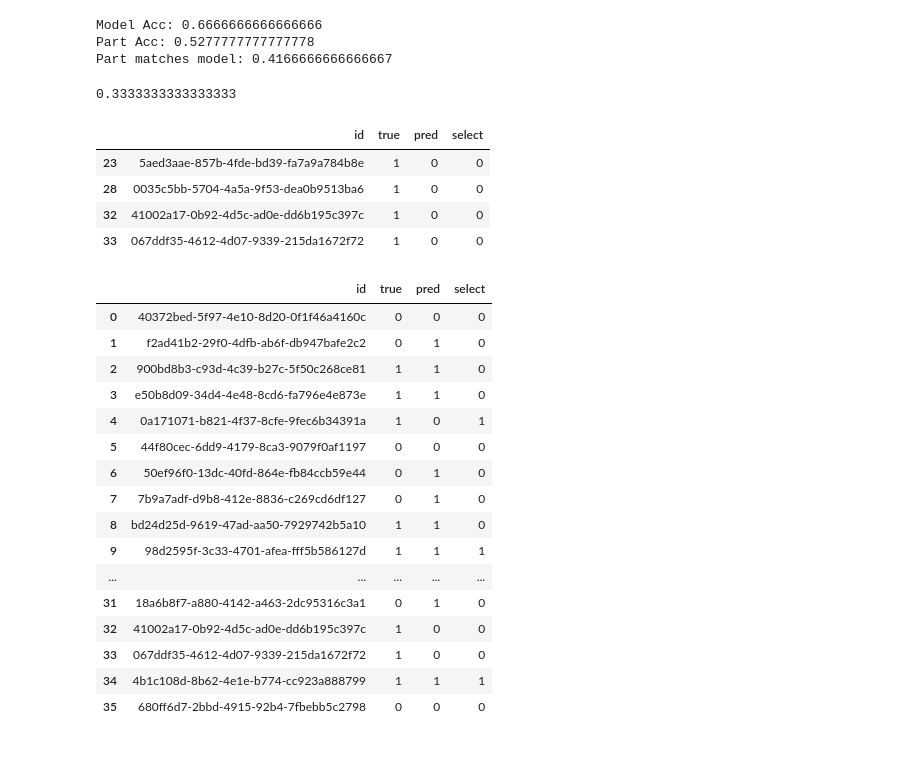
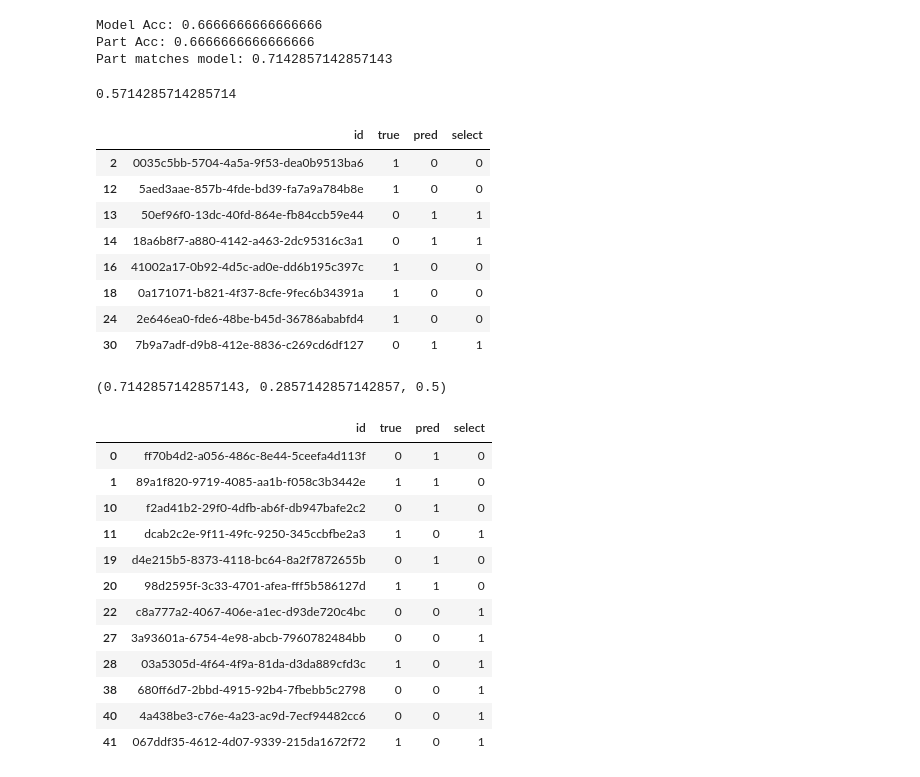
Before and after one commit to davidsjohnson/evalxai_studies, a Jupyter notebook: notebooks/results_review.ipynb, the cells around one changed output. Drawn from its saved outputs; the diff is of its cells as text; code cells hidden in the pictures.

Commit message:
Implements new Data Analysis for the pilot study

```diff
--- a/notebooks/results_review.ipynb
+++ b/notebooks/results_review.ipynb
@@ -1,3 +1,13 @@
 # %%
 from pathlib import Path
 import pandas as pd
+# %%
+CLASSES = ['Healthy', 'Blockies Disease']
+input_stages = {'0': 'training', '1': 'validation_nodiag', '2': 'validation_noxai'}
+BASEPATH = Path('/Users/djohnson/sciebo/1. Research/1. HCXAI/1. Projects/evalxai_studies/example_validation_study')
+
+stage ='2'
+id = '43787'
+
+resfile = BASEPATH / input_stages[stage] / 'results' / f'results_{input_stages[stage]}_{id}.csv'
+resfile
@@ -4,6 +16,6 @@ import pandas as pd
 # %%
-results_file = Path('/Users/djohnson/projects/evalxai_studies/apps/results_afd.csv')
-df = pd.read_csv(results_file)
+
+df = pd.read_csv(resfile)
 df.sample(5)
 # %% [output]
 |  | id | true | pred | select |
@@ -23,19 +35,23 @@ print(f'Part Acc: {part_acc}')
 print(f'Part matches model: {part_model}')
 # %% [output]
 Model Acc: 0.6666666666666666
-Part Acc: 0.5277777777777778
-Part matches model: 0.4166666666666667
+Part Acc: 0.6666666666666666
+Part matches model: 0.7142857142857143
 # %%
 or_cond = (df['pred'] == df['select']) & (df['pred'] != df['true'])
 overreliance = (or_cond).astype(int).sum() / (df['pred'] != df['true']).sum()
 overreliance
 # %% [output]
-0.3333333333333333
+0.5714285714285714
 # %%
 df[or_cond]
 # %% [output]
 |  | id | true | pred | select |
-| 23 | 5aed3aae-857b-4fde-bd39-fa7a9a784b8e | 1 | 0 | 0 |
-| 28 | 0035c5bb-5704-4a5a-9f53-dea0b9513ba6 | 1 | 0 | 0 |
-| 32 | 41002a17-0b92-4d5c-ad0e-dd6b195c397c | 1 | 0 | 0 |
-| 33 | 067ddf35-4612-4d07-9339-215da1672f72 | 1 | 0 | 0 |
+| 2 | 0035c5bb-5704-4a5a-9f53-dea0b9513ba6 | 1 | 0 | 0 |
+| 12 | 5aed3aae-857b-4fde-bd39-fa7a9a784b8e | 1 | 0 | 0 |
+| 13 | 50ef96f0-13dc-40fd-864e-fb84ccb59e44 | 0 | 1 | 1 |
+| 14 | 18a6b8f7-a880-4142-a463-2dc95316c3a1 | 0 | 1 | 1 |
+| 16 | 41002a17-0b92-4d5c-ad0e-dd6b195c397c | 1 | 0 | 0 |
+| 18 | 0a171071-b821-4f37-8cfe-9fec6b34391a | 1 | 0 | 0 |
+| 24 | 2e646ea0-fde6-48be-b45d-36786ababfd4 | 1 | 0 | 0 |
+| 30 | 7b9a7adf-d9b8-412e-8836-c269cd6df127 | 0 | 1 | 1 |
@@ -42,20 +60,28 @@ df[or_cond]
+# %%
+r_cond = (df['pred'] == df['select'])
+da_cond = ~r_cond
+ar_cond = da_cond & (df['select'] == df['true'])
+
+reliance = (r_cond).astype(int).sum() / len(df)
+disagree = (ar_cond).astype(int).sum() / len(df)
+app_reliance = (ar_cond).astype(int).sum() / (da_cond).astype(int).sum()
+
+reliance, disagree, app_reliance
+# %% [output]
+(0.7142857142857143, 0.2857142857142857, 0.5)
 # %%
-df
+df[da_cond]
 # %% [output]
 |  | id | true | pred | select |
-| 0 | 40372bed-5f97-4e10-8d20-0f1f46a4160c | 0 | 0 | 0 |
-| 1 | f2ad41b2-29f0-4dfb-ab6f-db947bafe2c2 | 0 | 1 | 0 |
-| 2 | 900bd8b3-c93d-4c39-b27c-5f50c268ce81 | 1 | 1 | 0 |
-| 3 | e50b8d09-34d4-4e48-8cd6-fa796e4e873e | 1 | 1 | 0 |
-| 4 | 0a171071-b821-4f37-8cfe-9fec6b34391a | 1 | 0 | 1 |
-| 5 | 44f80cec-6dd9-4179-8ca3-9079f0af1197 | 0 | 0 | 0 |
-| 6 | 50ef96f0-13dc-40fd-864e-fb84ccb59e44 | 0 | 1 | 0 |
-| 7 | 7b9a7adf-d9b8-412e-8836-c269cd6df127 | 0 | 1 | 0 |
-| 8 | bd24d25d-9619-47ad-aa50-7929742b5a10 | 1 | 1 | 0 |
-| 9 | 98d2595f-3c33-4701-afea-fff5b586127d | 1 | 1 | 1 |
-| ... | ... | ... | ... | ... |
-| 31 | 18a6b8f7-a880-4142-a463-2dc95316c3a1 | 0 | 1 | 0 |
-| 32 | 41002a17-0b92-4d5c-ad0e-dd6b195c397c | 1 | 0 | 0 |
-| 33 | 067ddf35-4612-4d07-9339-215da1672f72 | 1 | 0 | 0 |
-| 34 | 4b1c108d-8b62-4e1e-b774-cc923a888799 | 1 | 1 | 1 |
-| 35 | 680ff6d7-2bbd-4915-92b4-7fbebb5c2798 | 0 | 0 | 0 |
+| 0 | ff70b4d2-a056-486c-8e44-5ceefa4d113f | 0 | 1 | 0 |
+| 1 | 89a1f820-9719-4085-aa1b-f058c3b3442e | 1 | 1 | 0 |
+| 10 | f2ad41b2-29f0-4dfb-ab6f-db947bafe2c2 | 0 | 1 | 0 |
+| 11 | dcab2c2e-9f11-49fc-9250-345ccbfbe2a3 | 1 | 0 | 1 |
+| 19 | d4e215b5-8373-4118-bc64-8a2f7872655b | 0 | 1 | 0 |
+| 20 | 98d2595f-3c33-4701-afea-fff5b586127d | 1 | 1 | 0 |
+| 22 | c8a777a2-4067-406e-a1ec-d93de720c4bc | 0 | 0 | 1 |
+| 27 | 3a93601a-6754-4e98-abcb-7960782484bb | 0 | 0 | 1 |
+| 28 | 03a5305d-4f64-4f9a-81da-d3da889cfd3c | 1 | 0 | 1 |
+| 38 | 680ff6d7-2bbd-4915-92b4-7fbebb5c2798 | 0 | 0 | 1 |
+| 40 | 4a438be3-c76e-4a23-ac9d-7ecf94482cc6 | 0 | 0 | 1 |
+| 41 | 067ddf35-4612-4d07-9339-215da1672f72 | 1 | 0 | 1 |
```
Also changed, not shown: parts of 3 cells of this notebook, 3 other files.
